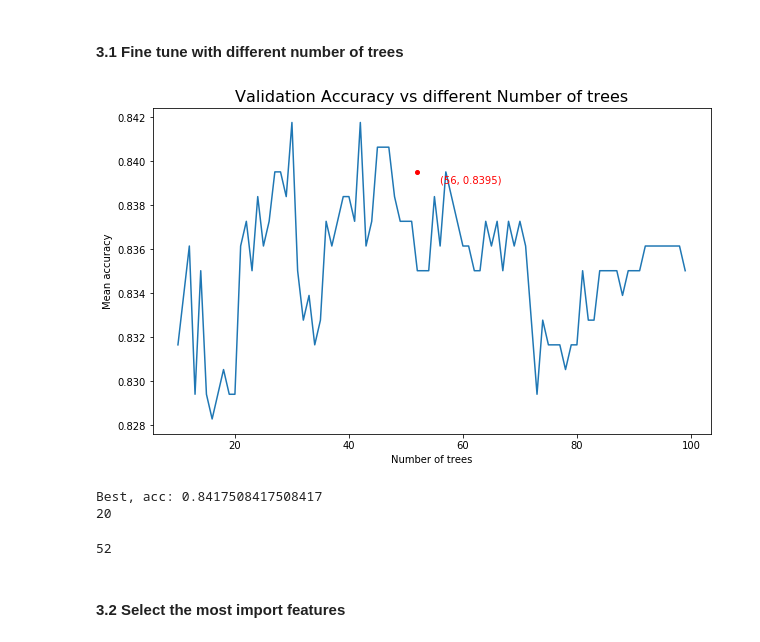
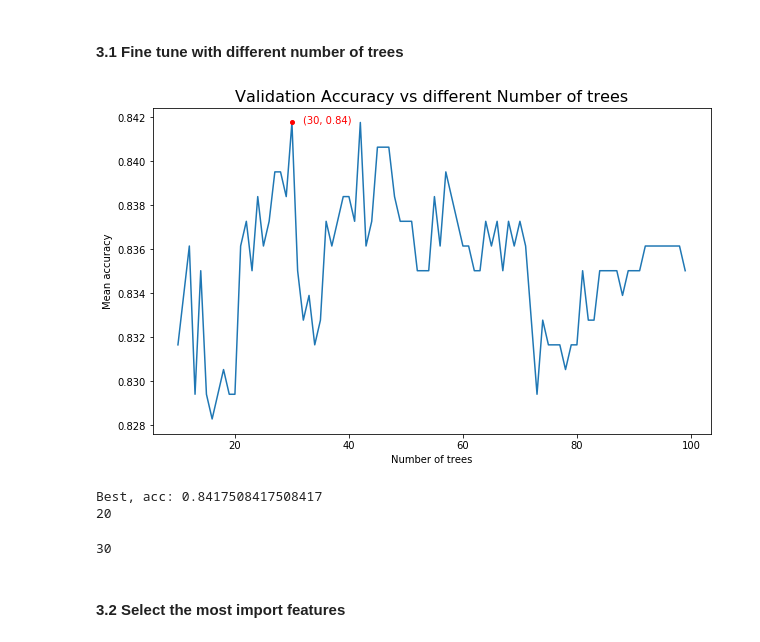
Before and after one commit to xslittlemaggie/Deep-Learning-Machine-Learning-Projects, a Jupyter notebook: LogisticRegression_RandomForest_Titanic.ipynb, the cells around one changed output. Drawn from its saved outputs; the diff is of its cells as text; code cells hidden in the pictures.

```diff
--- a/LogisticRegression_RandomForest_Titanic.ipynb
+++ b/LogisticRegression_RandomForest_Titanic.ipynb
@@ -932,15 +932,15 @@ for n in range(10, 100):
 # %%
 plt.figure(figsize = (10, 6))
 plt.plot(range(10, 100), accurs)
 plt.title("Validation Accuracy vs different Number of trees", size = 16, color = "black")
 #plt.axhline(y = max(accurs), ls ='--', color = 'red')
-plt.plot([52], [0.8395061728395062], marker='o', markersize=4, color="red")
-plt.text(56, 0.839, '(56, 0.8395)', color = "red", size = 10)
+plt.plot([30], [0.8417508417508417], marker='o', markersize=4, color="red")
+plt.text(32, 0.84175, '(30, 0.84)', color = "red", size = 10)
 plt.xlabel("Number of trees")
 plt.ylabel("Mean accuracy")
 plt.show()
 # %% [output]
-[figure, old version]
+[figure, new version]
 # %%
 # get the index of the best accuracy
 print("Best, acc:", max(accurs))
@@ -950,9 +950,9 @@ Best, acc: 0.8417508417508417
 20
 # %%
 # get the value of the best number of trees
-range(10, 100)[42]
+range(10, 100)[20]
 # %% [output]
-52
+30
 # %% [markdown]
 #### 3.2 Select the most import features
 # %%
```
Also changed, not shown: parts of 3 cells of this notebook.
